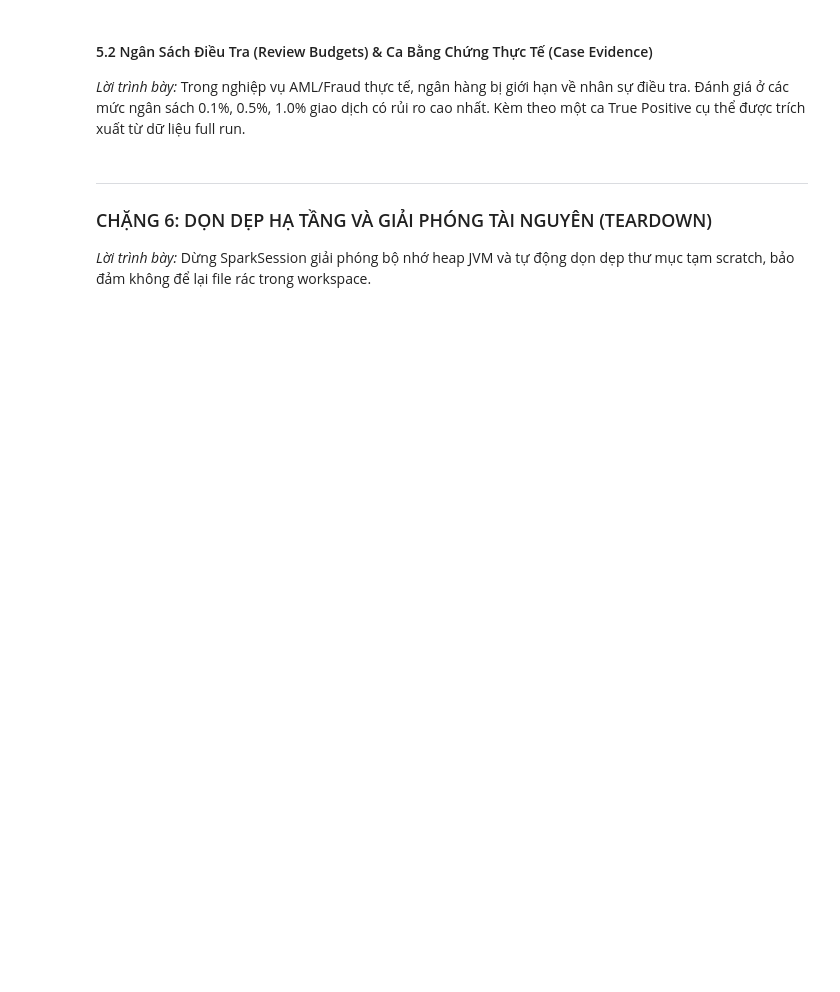
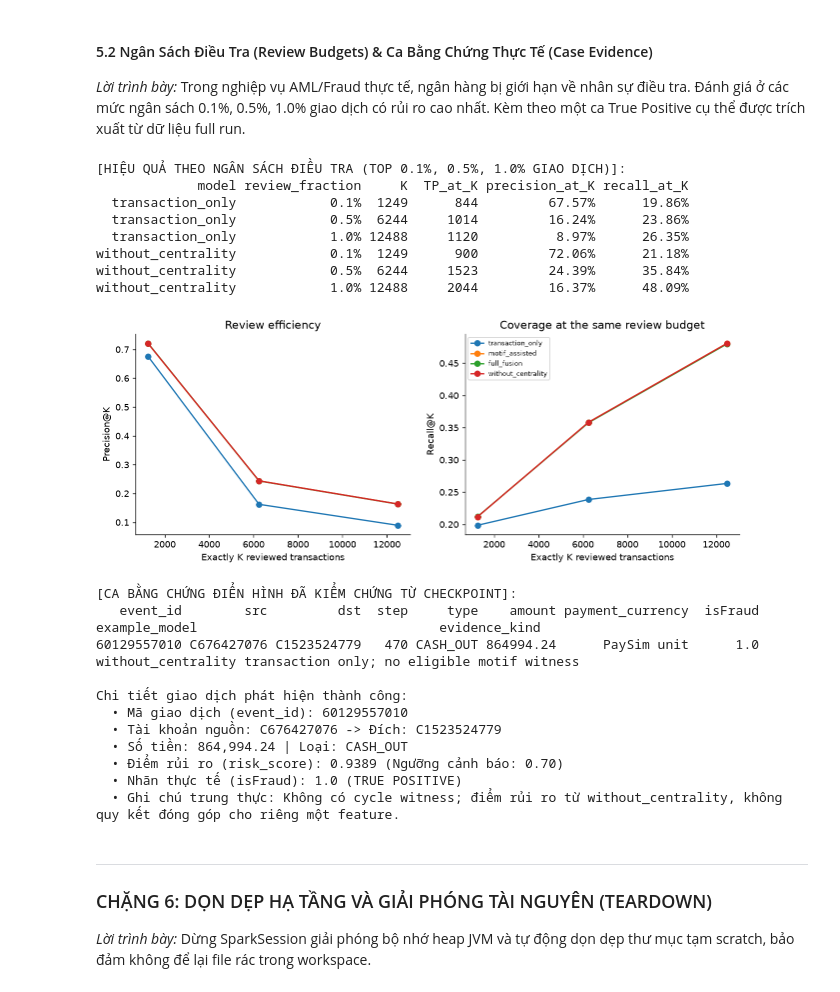
Before and after one commit to harvey105/graphguard-amls-detection, a Jupyter notebook: notebooks/PaySIM_presentation_demo.ipynb, the cells around one changed output. Cells and saved outputs as stored; diff of their text form; code cells hidden in the pictures; blank space fills up the shorter version.

```diff
--- a/notebooks/PaySIM_presentation_demo.ipynb
+++ b/notebooks/PaySIM_presentation_demo.ipynb
@@ -618,34 +1006,56 @@ budgets_df = pd.read_csv(budgets_path)
 
 view_budgets = budgets_df[budgets_df.model.isin(["transaction_only", "without_centrality"])].copy()
 view_budgets["review_fraction"] = view_budgets["review_fraction"].map(lambda x: f"{x*100:.1f}%")
 view_budgets["precision_at_K"] = view_budgets["precision_at_K"].map(lambda x: f"{x*100:.2f}%")
 view_budgets["recall_at_K"] = view_budgets["recall_at_K"].map(lambda x: f"{x*100:.2f}%")
 
 print("[HIỆU QUẢ THEO NGÂN SÁCH ĐIỀU TRA (TOP 0.1%, 0.5%, 1.0% GIAO DỊCH)]:")
 print(view_budgets[["model", "review_fraction", "K", "TP_at_K", "precision_at_K", "recall_at_K"]].to_string(index=False))
 
 budgets_img = checkpoint_dir / "figures" / "review_budgets.png"
 if budgets_img.exists():
     display(Image(filename=str(budgets_img), width=650))
 
 # 2. Ca Bằng Chứng True Positive Cụ Thể
 case_path = checkpoint_dir / "tables" / "selected_case_evidence.csv"
 case_df = pd.read_csv(case_path)
 print("\n[CA BẰNG CHỨNG ĐIỂN HÌNH ĐÃ KIỂM CHỨNG TỪ CHECKPOINT]:")
 print(case_df.to_string(index=False))
 
 ex_json_path = checkpoint_dir / "examples" / "examples_without_centrality_TP.json"
 if ex_json_path.exists():
     with open(ex_json_path, "r", encoding="utf-8") as f:
         cases = json.load(f)
+    assert cases and all(int(case["isFraud"]) == 1 and bool(case["alert"]) for case in cases)
     print(f"""
 Chi tiết giao dịch phát hiện thành công:
   • Mã giao dịch (event_id): {cases[0].get('event_id')}
   • Tài khoản nguồn: {cases[0].get('src')} -> Đích: {cases[0].get('dst')}
   • Số tiền: {cases[0].get('amount'):,.2f} | Loại: {cases[0].get('type')}
   • Điểm rủi ro (risk_score): {cases[0].get('risk_score'):.4f} (Ngưỡng cảnh báo: 0.70)
   • Nhãn thực tế (isFraud): {cases[0].get('isFraud')} (TRUE POSITIVE)
-  • Ghi chú trung thực: Giao dịch không có motif witness (transaction only), phát hiện nhờ sự phối hợp đặc trưng lịch sử.""")
+  • Ghi chú trung thực: Không có cycle witness; điểm rủi ro từ without_centrality, không quy kết đóng góp cho riêng một feature.""")
+# %% [output]
+[HIỆU QUẢ THEO NGÂN SÁCH ĐIỀU TRA (TOP 0.1%, 0.5%, 1.0% GIAO DỊCH)]:
+             model review_fraction     K  TP_at_K precision_at_K recall_at_K
+  transaction_only            0.1%  1249      844         67.57%      19.86%
+  transaction_only            0.5%  6244     1014         16.24%      23.86%
+  transaction_only            1.0% 12488     1120          8.97%      26.35%
+without_centrality            0.1%  1249      900         72.06%      21.18%
+without_centrality            0.5%  6244     1523         24.39%      35.84%
+without_centrality            1.0% 12488     2044         16.37%      48.09%
+[figure, added]
+[CA BẰNG CHỨNG ĐIỂN HÌNH ĐÃ KIỂM CHỨNG TỪ CHECKPOINT]:
+   event_id        src         dst  step     type    amount payment_currency  isFraud      example_model                               evidence_kind
+60129557010 C676427076 C1523524779   470 CASH_OUT 864994.24      PaySim unit      1.0 without_centrality transaction only; no eligible motif witness
+
+Chi tiết giao dịch phát hiện thành công:
+  • Mã giao dịch (event_id): 60129557010
+  • Tài khoản nguồn: C676427076 -> Đích: C1523524779
+  • Số tiền: 864,994.24 | Loại: CASH_OUT
+  • Điểm rủi ro (risk_score): 0.9389 (Ngưỡng cảnh báo: 0.70)
+  • Nhãn thực tế (isFraud): 1.0 (TRUE POSITIVE)
+  • Ghi chú trung thực: Không có cycle witness; điểm rủi ro từ without_centrality, không quy kết đóng góp cho riêng một feature.
 # %% [markdown]
 ---
 ### CHẶNG 6: DỌN DẸP HẠ TẦNG VÀ GIẢI PHÓNG TÀI NGUYÊN (TEARDOWN)
```
Also changed, not shown: parts of 24 cells of this notebook, 1 other file.
